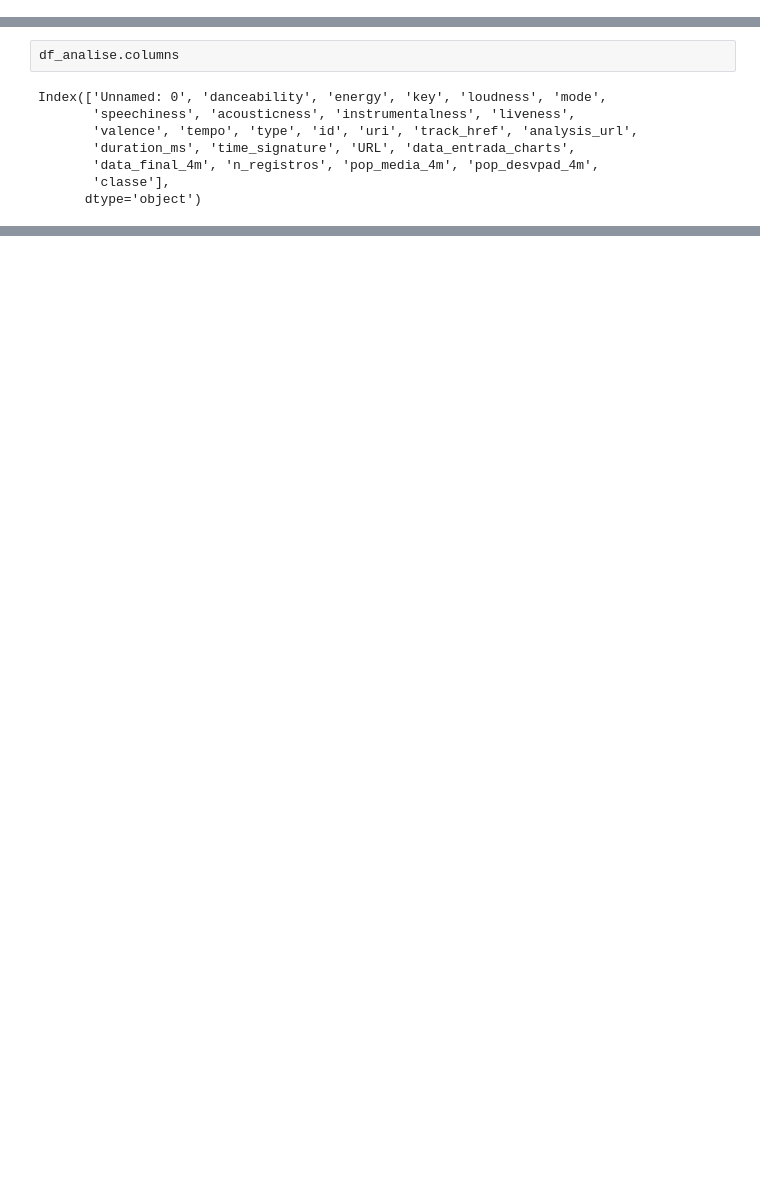
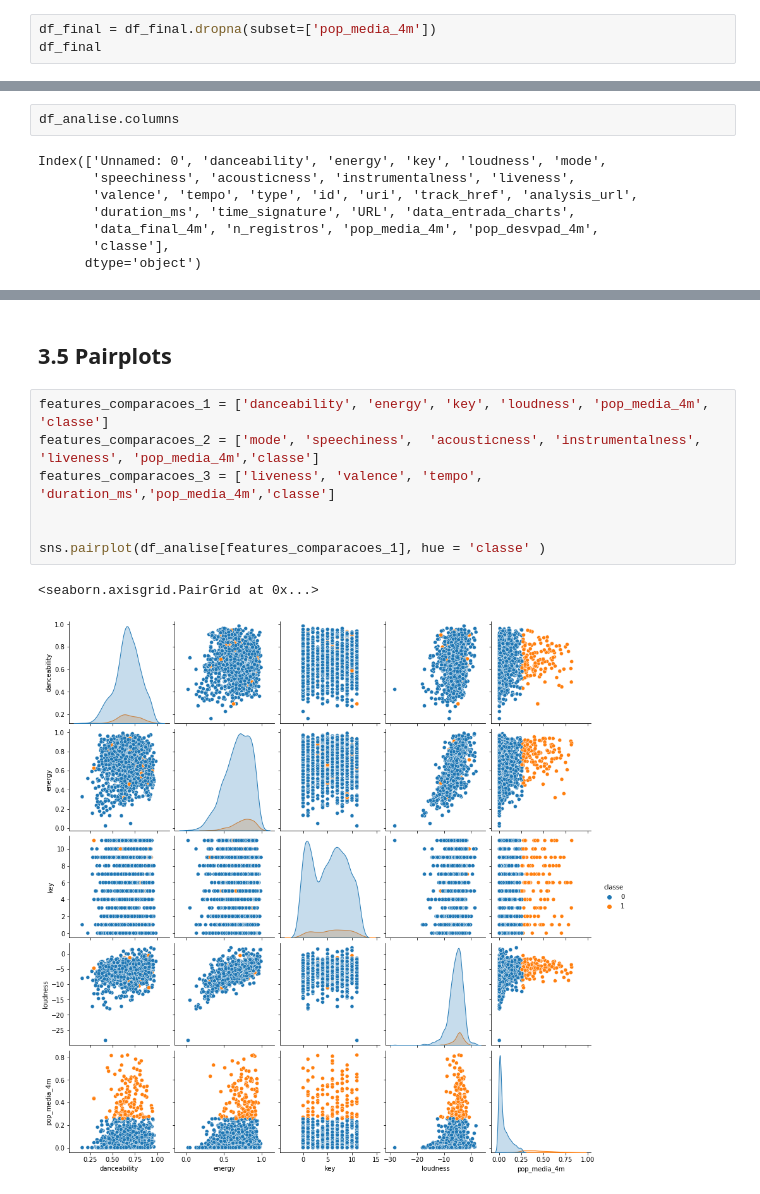
Before and after one commit to webercg/Spotify-popularity-predictions-TCC-UTFPR, a Jupyter notebook: Pre-Process, EDA e ML.ipynb, the cells around one changed output, grey strips where cells are left out. Drawn from its saved outputs; the diff is of its cells as text; blank space fills up the shorter version.

```diff
--- a/Pre-Process, EDA e ML.ipynb
+++ b/Pre-Process, EDA e ML.ipynb
@@ -280,0 +278,3 @@ df_final
+# %%
+df_final = df_final.dropna(subset=['pop_media_4m'])
+df_final
@@ -408,0 +447,12 @@ plt.show()
+# %% [markdown]
+## 3.5 Pairplots
+# %%
+features_comparacoes_1 = ['danceability', 'energy', 'key', 'loudness', 'pop_media_4m', 'classe']
+features_comparacoes_2 = ['mode', 'speechiness',  'acousticness', 'instrumentalness', 'liveness', 'pop_media_4m','classe']
+features_comparacoes_3 = ['liveness', 'valence', 'tempo', 'duration_ms','pop_media_4m','classe']
+
+
+sns.pairplot(df_analise[features_comparacoes_1], hue = 'classe' )
+# %% [output]
+<seaborn.axisgrid.PairGrid at 0x...>
+[figure, added]
```
Also changed, not shown: parts of 88 cells of this notebook.
